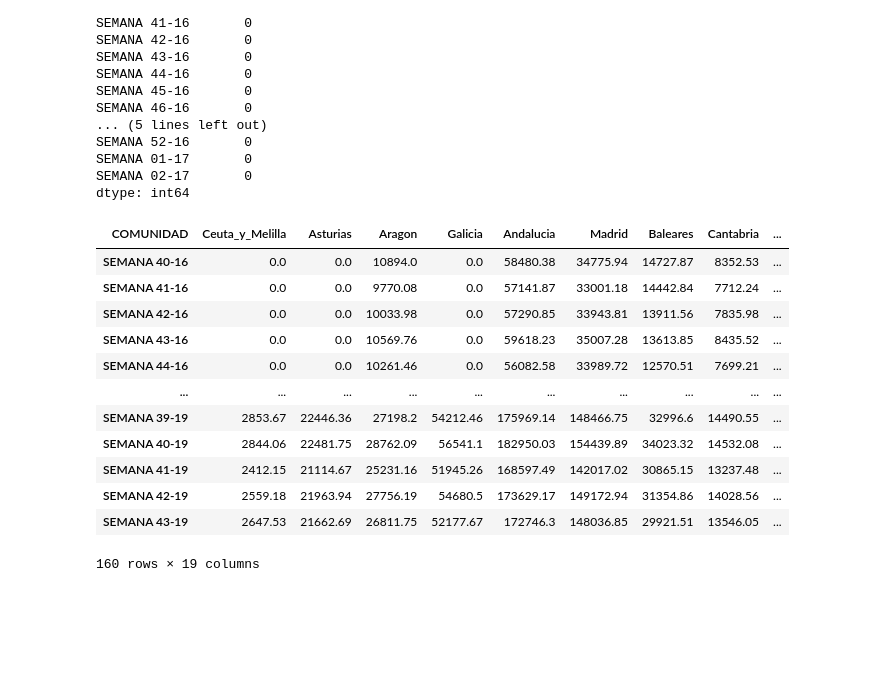
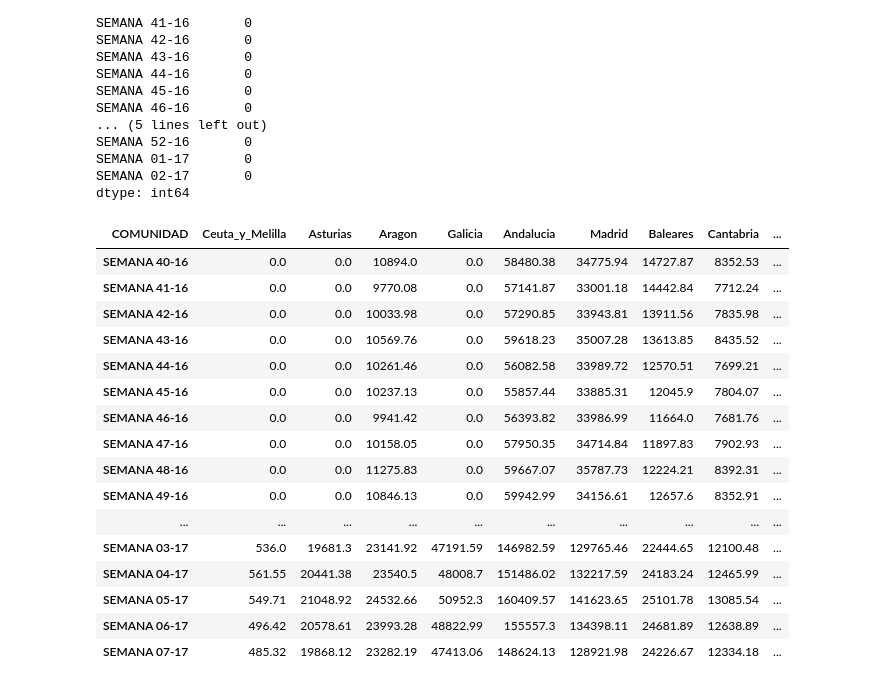
Before and after one commit to jftamaral/DSC-TFM-ImpactoAlimentacionSaludPersonas, a Jupyter notebook: pruebas.ipynb, the cells around one changed output. Saved outputs shown, nothing was run; the diff lists cells and outputs as text; code cells hidden in the pictures; blank space fills up the shorter version.

```diff
--- a/pruebas.ipynb
+++ b/pruebas.ipynb
@@ -102,21 +81,25 @@ dtype: int64
 # %%
 totales_comunidad = datos[datos['ID'] == 'TOTAL PGC'].set_index('COMUNIDAD').T.iloc[5:]
 # %%
-totales_comunidad
+totales_comunidad.head(20)
 # %% [output]
 | COMUNIDAD | Ceuta_y_Melilla | Asturias | Aragon | Galicia | Andalucia | Madrid | Baleares | Cantabria | ... |
 | SEMANA 40-16 | 0.0 | 0.0 | 10894.0 | 0.0 | 58480.38 | 34775.94 | 14727.87 | 8352.53 | ... |
 | SEMANA 41-16 | 0.0 | 0.0 | 9770.08 | 0.0 | 57141.87 | 33001.18 | 14442.84 | 7712.24 | ... |
 | SEMANA 42-16 | 0.0 | 0.0 | 10033.98 | 0.0 | 57290.85 | 33943.81 | 13911.56 | 7835.98 | ... |
 | SEMANA 43-16 | 0.0 | 0.0 | 10569.76 | 0.0 | 59618.23 | 35007.28 | 13613.85 | 8435.52 | ... |
 | SEMANA 44-16 | 0.0 | 0.0 | 10261.46 | 0.0 | 56082.58 | 33989.72 | 12570.51 | 7699.21 | ... |
+| SEMANA 45-16 | 0.0 | 0.0 | 10237.13 | 0.0 | 55857.44 | 33885.31 | 12045.9 | 7804.07 | ... |
+| SEMANA 46-16 | 0.0 | 0.0 | 9941.42 | 0.0 | 56393.82 | 33986.99 | 11664.0 | 7681.76 | ... |
+| SEMANA 47-16 | 0.0 | 0.0 | 10158.05 | 0.0 | 57950.35 | 34714.84 | 11897.83 | 7902.93 | ... |
+| SEMANA 48-16 | 0.0 | 0.0 | 11275.83 | 0.0 | 59667.07 | 35787.73 | 12224.21 | 8392.31 | ... |
+| SEMANA 49-16 | 0.0 | 0.0 | 10846.13 | 0.0 | 59942.99 | 34156.61 | 12657.6 | 8352.91 | ... |
 | ... | ... | ... | ... | ... | ... | ... | ... | ... | ... |
-| SEMANA 39-19 | 2853.67 | 22446.36 | 27198.2 | 54212.46 | 175969.14 | 148466.75 | 32996.6 | 14490.55 | ... |
-| SEMANA 40-19 | 2844.06 | 22481.75 | 28762.09 | 56541.1 | 182950.03 | 154439.89 | 34023.32 | 14532.08 | ... |
-| SEMANA 41-19 | 2412.15 | 21114.67 | 25231.16 | 51945.26 | 168597.49 | 142017.02 | 30865.15 | 13237.48 | ... |
-| SEMANA 42-19 | 2559.18 | 21963.94 | 27756.19 | 54680.5 | 173629.17 | 149172.94 | 31354.86 | 14028.56 | ... |
-| SEMANA 43-19 | 2647.53 | 21662.69 | 26811.75 | 52177.67 | 172746.3 | 148036.85 | 29921.51 | 13546.05 | ... |
+| SEMANA 03-17 | 536.0 | 19681.3 | 23141.92 | 47191.59 | 146982.59 | 129765.46 | 22444.65 | 12100.48 | ... |
+| SEMANA 04-17 | 561.55 | 20441.38 | 23540.5 | 48008.7 | 151486.02 | 132217.59 | 24183.24 | 12465.99 | ... |
+| SEMANA 05-17 | 549.71 | 21048.92 | 24532.66 | 50952.3 | 160409.57 | 141623.65 | 25101.78 | 13085.54 | ... |
+| SEMANA 06-17 | 496.42 | 20578.61 | 23993.28 | 48822.99 | 155557.3 | 134398.11 | 24681.89 | 12638.89 | ... |
+| SEMANA 07-17 | 485.32 | 19868.12 | 23282.19 | 47413.06 | 148624.13 | 128921.98 | 24226.67 | 12334.18 | ... |
-160 rows × 19 columns
 # %%
 import plotly.express as px
 
```
Also changed, not shown: parts of 7 cells of this notebook, 1 other file.
